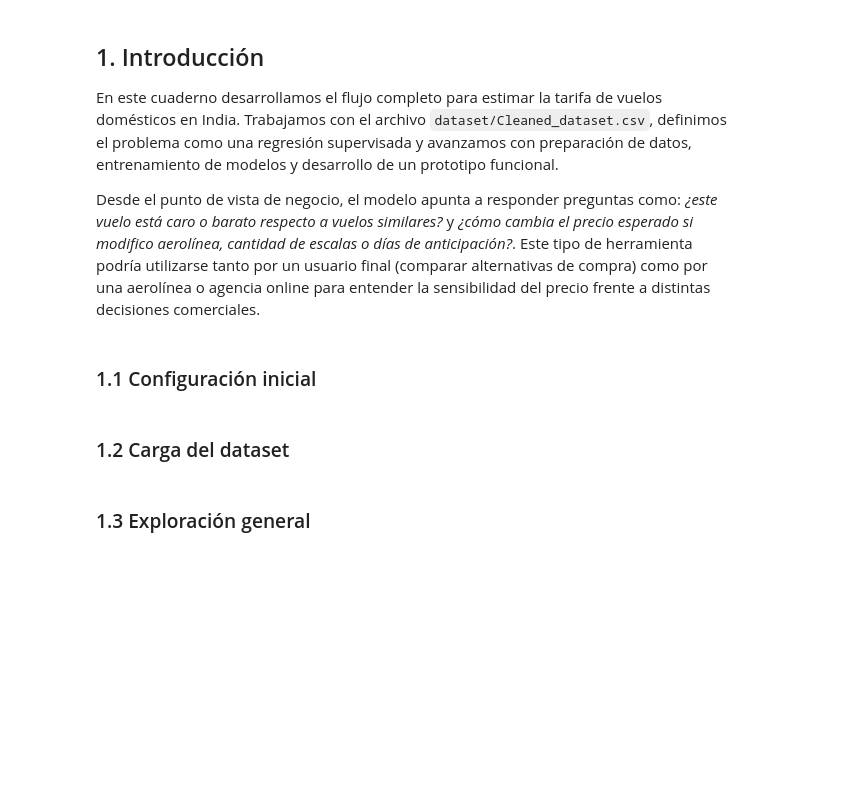
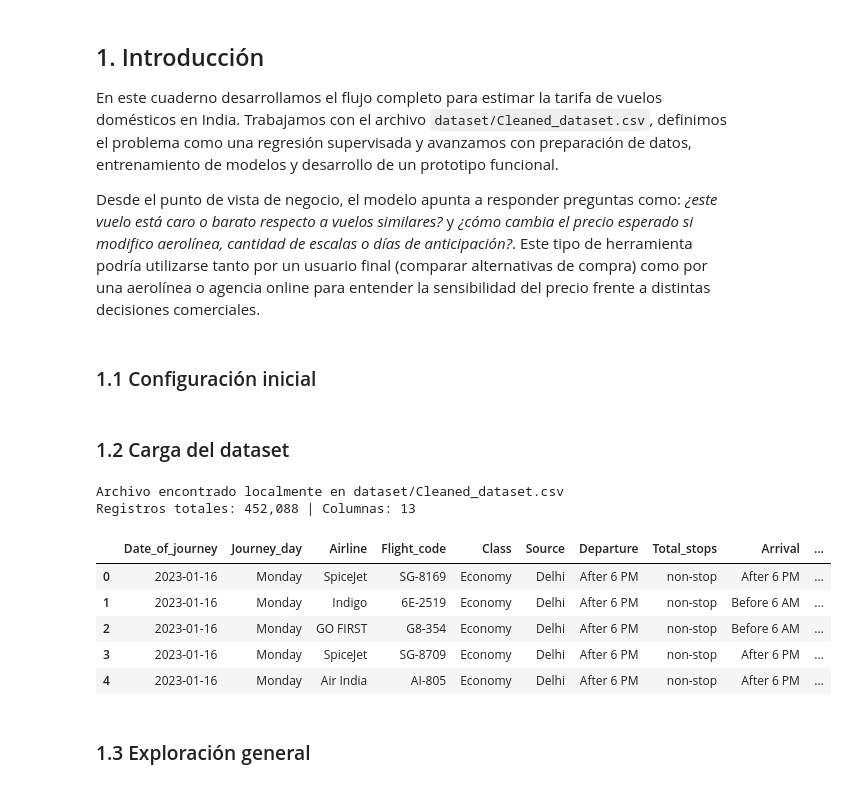
Before and after one commit to tmmymrtnz/volare, a Jupyter notebook: tp3_modelado_vuelos.ipynb, the cells around one changed output. Cells and saved outputs as stored; diff of their text form; code cells hidden in the pictures; blank space fills up the shorter version.

Commit message:
feat: update execution counts and add data loading logic in Jupyter notebook

```diff
--- a/tp3_modelado_vuelos.ipynb
+++ b/tp3_modelado_vuelos.ipynb
@@ -62,3 +57,35 @@ df.head()
+# %%
+# Verificar si el archivo existe localmente, si no, descargarlo desde Google Drive
+if not DATA_PATH.exists():
+    import requests
+
+    FILE_ID = '183MypWCEwXVmQyawp6U0DZpcWs8AEsIJ'
+    DRIVE_URL = f'https://drive.google.com/uc?export=download&id={FILE_ID}'
+
+    print('Descargando Cleaned_dataset.csv desde Google Drive...')
+    response = requests.get(DRIVE_URL, stream=True, timeout=120)
+    response.raise_for_status()
+    with open(DATA_PATH, 'wb') as f:
+        for chunk in response.iter_content(chunk_size=8192):
+            if chunk:
+                f.write(chunk)
+    print('Descarga completada. Archivo guardado en', DATA_PATH)
+else:
+    print('Archivo encontrado localmente en', DATA_PATH)
+
+df_raw = pd.read_csv(DATA_PATH)
+df = df_raw.copy()
+print(f"Registros totales: {df.shape[0]:,} | Columnas: {df.shape[1]}")
+df.head()
+# %% [output]
+Archivo encontrado localmente en dataset/Cleaned_dataset.csv
+Registros totales: 452,088 | Columnas: 13
+|  | Date_of_journey | Journey_day | Airline | Flight_code | Class | Source | Departure | Total_stops | Arrival | ... |
+| 0 | 2023-01-16 | Monday | SpiceJet | SG-8169 | Economy | Delhi | After 6 PM | non-stop | After 6 PM | ... |
+| 1 | 2023-01-16 | Monday | Indigo | 6E-2519 | Economy | Delhi | After 6 PM | non-stop | Before 6 AM | ... |
+| 2 | 2023-01-16 | Monday | GO FIRST | G8-354 | Economy | Delhi | After 6 PM | non-stop | Before 6 AM | ... |
+| 3 | 2023-01-16 | Monday | SpiceJet | SG-8709 | Economy | Delhi | After 6 PM | non-stop | After 6 PM | ... |
+| 4 | 2023-01-16 | Monday | Air India | AI-805 | Economy | Delhi | After 6 PM | non-stop | After 6 PM | ... |
 # %% [markdown]
 ### 1.3 Exploración general
 # %%
```
Also changed, not shown: parts of 12 cells of this notebook.
